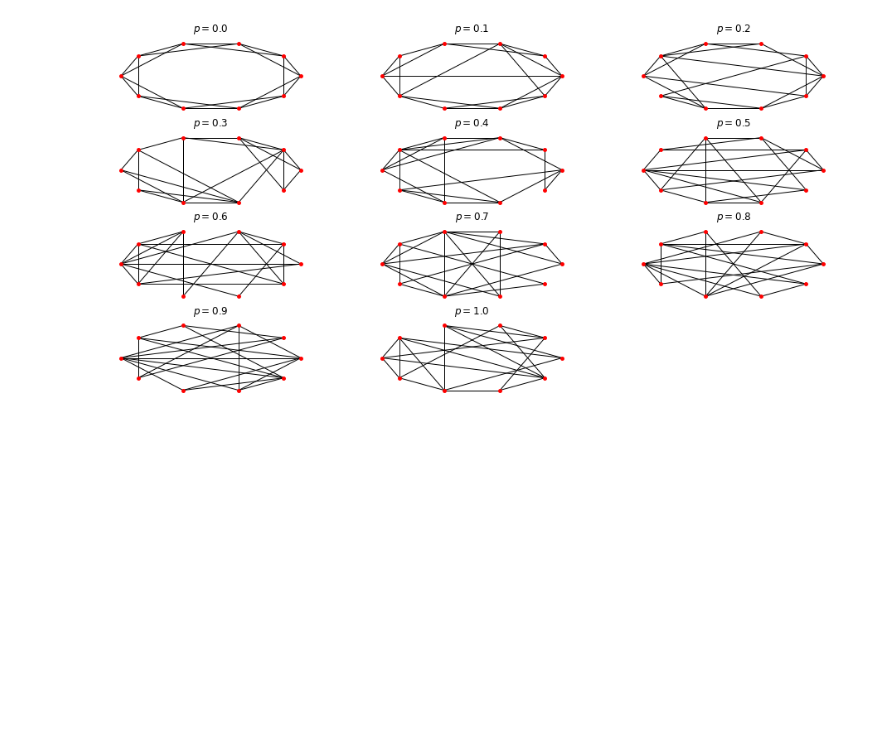
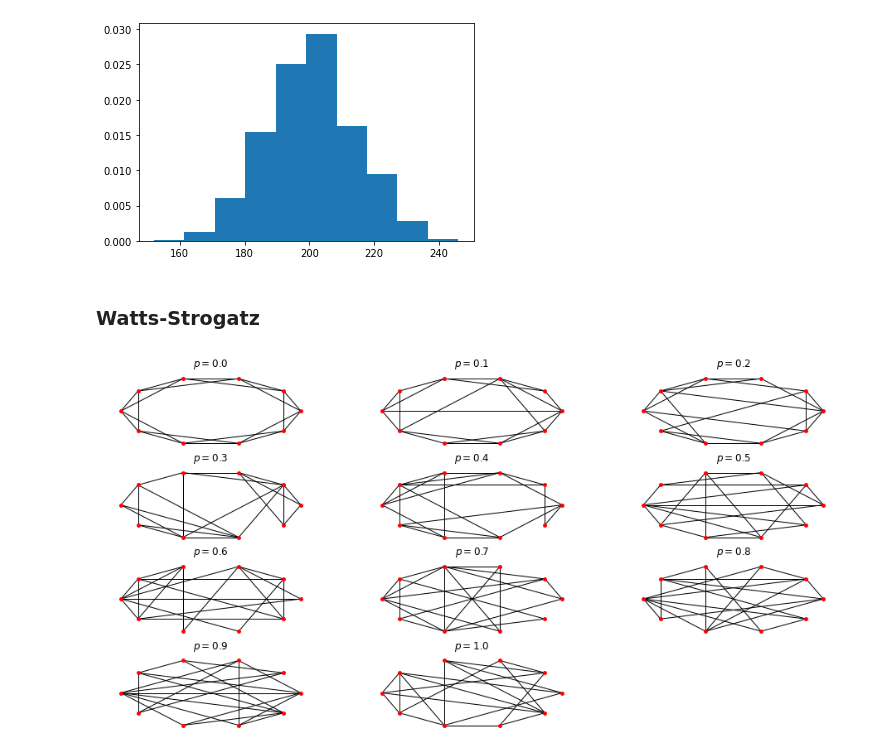
Before and after one commit to adamaj99pwr/Diffusion-processes, a Jupyter notebook: lab3/lab3.ipynb, the cells around one changed output. Drawn from its saved outputs; the diff is of its cells as text; code cells hidden in the pictures; blank space fills up the shorter version.

```diff
--- a/lab3/lab3.ipynb
+++ b/lab3/lab3.ipynb
@@ -40,0 +43,3 @@ for i in range(len(ps)):
+# %%
+p1 = 0.1
+rg1 = random_graph(2000, p1)
@@ -41,3 +57,10 @@ for i in range(len(ps)):
+# %%
+plt.hist(d1, density=True)
+plt.show()
+# %% [output]
+[figure, added]
+# %% [markdown]
+### Watts-Strogatz
 # %%
 def watts_strogatz(N, p, K):
     """
```
Also changed, not shown: parts of 8 cells of this notebook.
